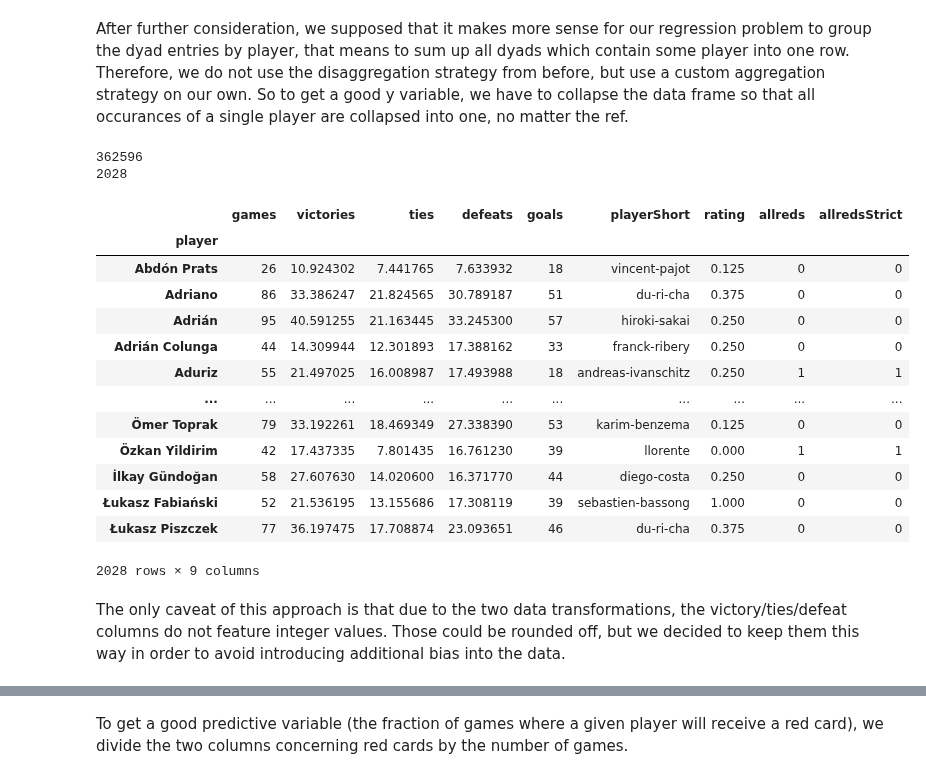
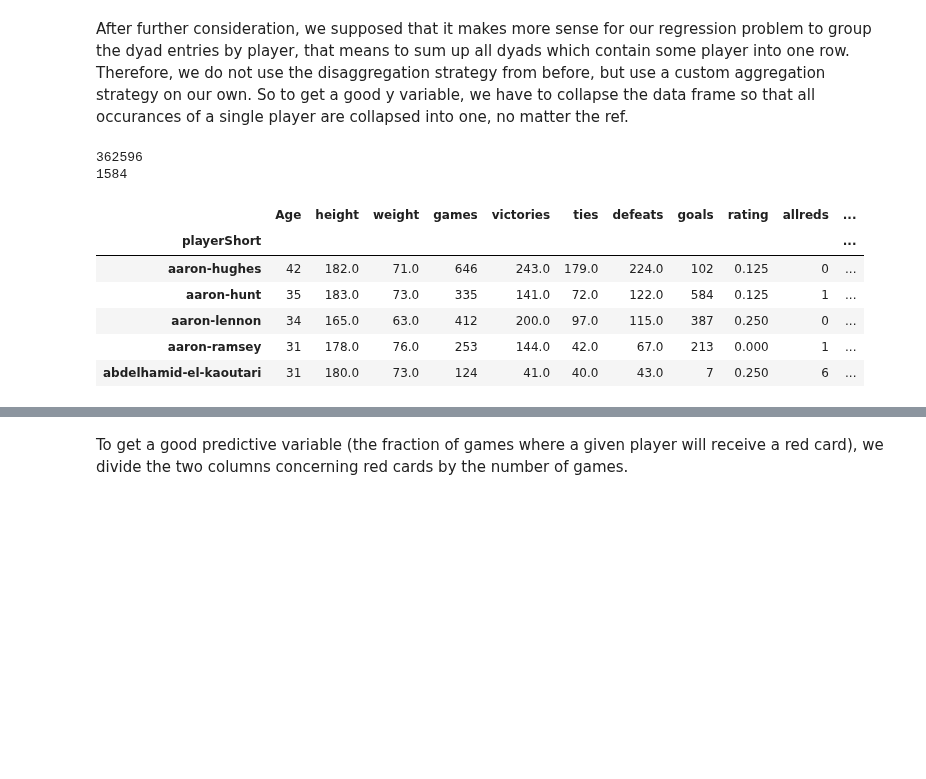
Before and after one commit to kdidi99/ml_fundamentals_hd, a Jupyter notebook: red-cards.ipynb, the cells around one changed output, grey strips where cells are left out. Cells and saved outputs as stored; diff of their text form; code cells hidden in the pictures; blank space fills up the shorter version.

```diff
--- a/red-cards.ipynb
+++ b/red-cards.ipynb
@@ -524,26 +508,17 @@ dfs_good.head()
 After further consideration, we supposed that it makes more sense for our regression problem to group the dyad entries by player, that means to sum up all dyads which contain some player into one row. Therefore, we do not use the disaggregation strategy from before, but use a custom aggregation strategy on our own. So to get a good y variable, we have to collapse the data frame so that all occurances of a single player are collapsed into one, no matter the ref.
 # %%
 print(dfs_good.shape[0])
-aggregation_functions = {'games': 'sum', 'victories': 'sum','ties': 'sum','defeats': 'sum', 'goals': 'sum', 'playerShort': 'first', 'rating': 'first', 'allreds': 'sum', 'allredsStrict': 'sum'}
-df_new = dfs_good.groupby(df['player']).aggregate(aggregation_functions)
+aggregation_functions = {'Age': 'first', 'height': 'first', 'weight': 'first', 'games': 'sum', 'victories': 'sum','ties': 'sum','defeats': 'sum', 'goals': 'sum', 'rating': 'first', 'allreds': 'sum', 'allredsStrict': 'sum', 'one_hot_England': 'first', 'one_hot_France': 'first', 'one_hot_Germany': 'first', 'one_hot_Spain': 'first',}
+df_new = dfs_good.groupby(dfs_good['playerShort']).aggregate(aggregation_functions)
 print(df_new.shape[0])
-df_new
+df_new.head()
 # %% [output]
 362596
-2028
+1584
-|  | games | victories | ties | defeats | goals | playerShort | rating | allreds | allredsStrict |
-| player |  |  |  |  |  |  |  |  |  |
-| Abdón Prats | 26 | 10.924302 | 7.441765 | 7.633932 | 18 | vincent-pajot | 0.125 | 0 | 0 |
-| Adriano | 86 | 33.386247 | 21.824565 | 30.789187 | 51 | du-ri-cha | 0.375 | 0 | 0 |
-| Adrián | 95 | 40.591255 | 21.163445 | 33.245300 | 57 | hiroki-sakai | 0.250 | 0 | 0 |
-| Adrián Colunga | 44 | 14.309944 | 12.301893 | 17.388162 | 33 | franck-ribery | 0.250 | 0 | 0 |
-| Aduriz | 55 | 21.497025 | 16.008987 | 17.493988 | 18 | andreas-ivanschitz | 0.250 | 1 | 1 |
-| ... | ... | ... | ... | ... | ... | ... | ... | ... | ... |
-| Ömer Toprak | 79 | 33.192261 | 18.469349 | 27.338390 | 53 | karim-benzema | 0.125 | 0 | 0 |
-| Özkan Yildirim | 42 | 17.437335 | 7.801435 | 16.761230 | 39 | llorente | 0.000 | 1 | 1 |
-| İlkay Gündoğan | 58 | 27.607630 | 14.020600 | 16.371770 | 44 | diego-costa | 0.250 | 0 | 0 |
-| Łukasz Fabiański | 52 | 21.536195 | 13.155686 | 17.308119 | 39 | sebastien-bassong | 1.000 | 0 | 0 |
-| Łukasz Piszczek | 77 | 36.197475 | 17.708874 | 23.093651 | 46 | du-ri-cha | 0.375 | 0 | 0 |
+|  | Age | height | weight | games | victories | ties | defeats | goals | rating | allreds | ... |
+| playerShort |  |  |  |  |  |  |  |  |  |  | ... |
+| aaron-hughes | 42 | 182.0 | 71.0 | 646 | 243.0 | 179.0 | 224.0 | 102 | 0.125 | 0 | ... |
+| aaron-hunt | 35 | 183.0 | 73.0 | 335 | 141.0 | 72.0 | 122.0 | 584 | 0.125 | 1 | ... |
+| aaron-lennon | 34 | 165.0 | 63.0 | 412 | 200.0 | 97.0 | 115.0 | 387 | 0.250 | 0 | ... |
+| aaron-ramsey | 31 | 178.0 | 76.0 | 253 | 144.0 | 42.0 | 67.0 | 213 | 0.000 | 1 | ... |
+| abdelhamid-el-kaoutari | 31 | 180.0 | 73.0 | 124 | 41.0 | 40.0 | 43.0 | 7 | 0.250 | 6 | ... |
-2028 rows × 9 columns
-# %% [markdown]
-The only caveat of this approach is that due to the two data transformations, the victory/ties/defeat columns do not feature integer values. Those could be rounded off, but we decided to keep them this way in order to avoid introducing additional bias into the data.
```
Also changed, not shown: parts of 8 cells of this notebook.
